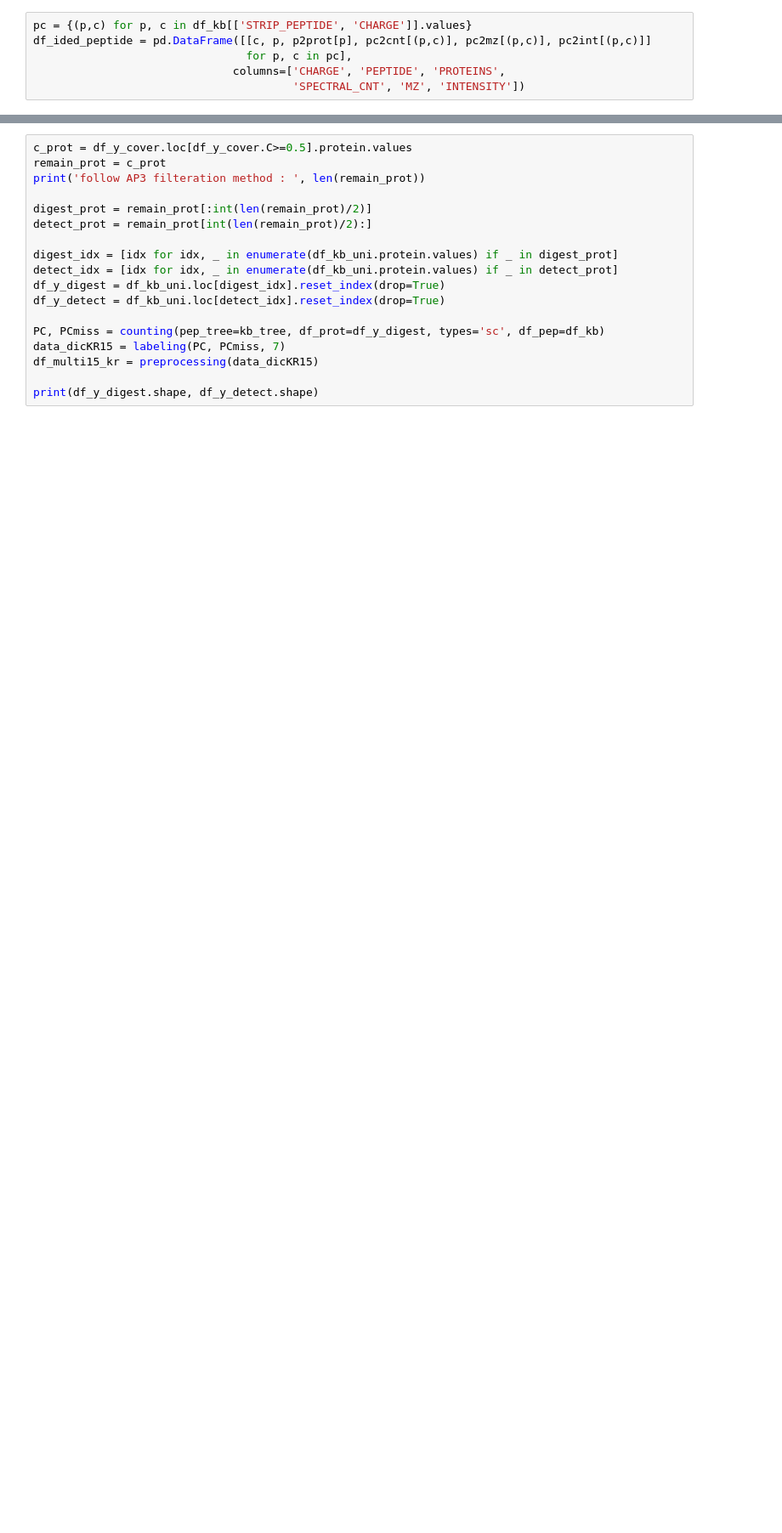
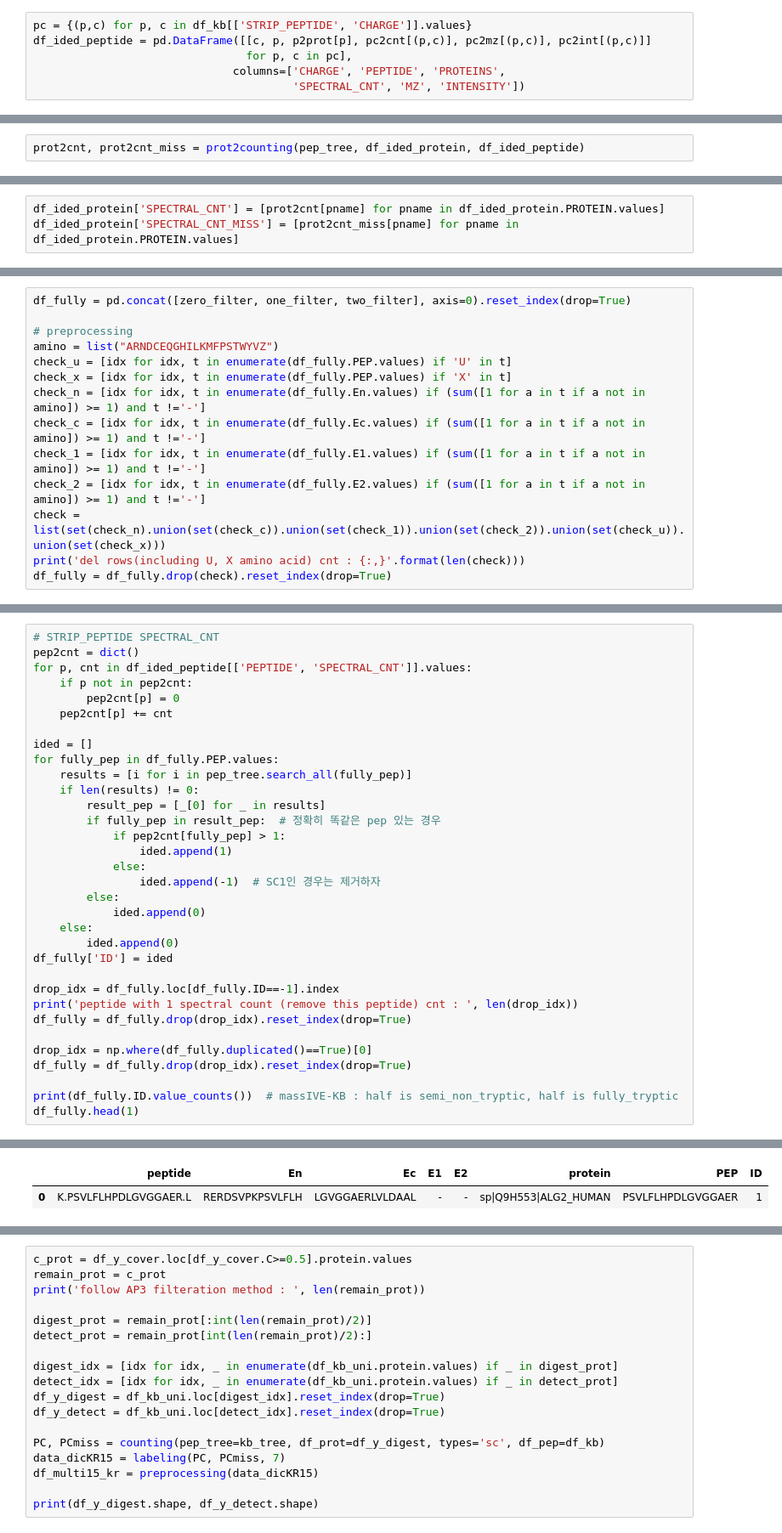
Before and after one commit to zoohoson/Peptide_Detectability, a Jupyter notebook: preprocessing_train_test_split.ipynb, the cells around one changed output, grey strips where cells are left out. Shown: that part at 85% size. Cells and saved outputs as stored; diff of their text form; blank space fills up the shorter version.

```diff
--- a/preprocessing_train_test_split.ipynb
+++ b/preprocessing_train_test_split.ipynb
@@ -126,0 +222,2 @@ df_ided_peptide.head(2)
+# %%
+prot2cnt, prot2cnt_miss = prot2counting(pep_tree, df_ided_protein, df_ided_peptide)
@@ -126,0 +226,3 @@ df_ided_peptide.head(2)
+# %%
+df_ided_protein['SPECTRAL_CNT'] = [prot2cnt[pname] for pname in df_ided_protein.PROTEIN.values]
+df_ided_protein['SPECTRAL_CNT_MISS'] = [prot2cnt_miss[pname] for pname in df_ided_protein.PROTEIN.values]
@@ -126,0 +356,14 @@ df_ided_peptide.head(2)
+# %%
+df_fully = pd.concat([zero_filter, one_filter, two_filter], axis=0).reset_index(drop=True)
+
+# preprocessing
+amino = list("ARNDCEQGHILKMFPSTWYVZ")
+check_u = [idx for idx, t in enumerate(df_fully.PEP.values) if 'U' in t]
+check_x = [idx for idx, t in enumerate(df_fully.PEP.values) if 'X' in t]
+check_n = [idx for idx, t in enumerate(df_fully.En.values) if (sum([1 for a in t if a not in amino]) >= 1) and t !='-']
+check_c = [idx for idx, t in enumerate(df_fully.Ec.values) if (sum([1 for a in t if a not in amino]) >= 1) and t !='-']
+check_1 = [idx for idx, t in enumerate(df_fully.E1.values) if (sum([1 for a in t if a not in amino]) >= 1) and t !='-']
+check_2 = [idx for idx, t in enumerate(df_fully.E2.values) if (sum([1 for a in t if a not in amino]) >= 1) and t !='-']
+check = list(set(check_n).union(set(check_c)).union(set(check_1)).union(set(check_2)).union(set(check_u)).union(set(check_x)))
+print('del rows(including U, X amino acid) cnt : {:,}'.format(len(check)))
+df_fully = df_fully.drop(check).reset_index(drop=True)
@@ -126,0 +372,34 @@ df_ided_peptide.head(2)
+# %%
+# STRIP_PEPTIDE SPECTRAL_CNT
+pep2cnt = dict()
+for p, cnt in df_ided_peptide[['PEPTIDE', 'SPECTRAL_CNT']].values:
+    if p not in pep2cnt:
+        pep2cnt[p] = 0
+    pep2cnt[p] += cnt
+
+ided = []
+for fully_pep in df_fully.PEP.values:
+    results = [i for i in pep_tree.search_all(fully_pep)]
+    if len(results) != 0:
+        result_pep = [_[0] for _ in results]
+        if fully_pep in result_pep:  # 정확히 똑같은 pep 있는 경우
+            if pep2cnt[fully_pep] > 1:
+                ided.append(1)
+            else:
+                ided.append(-1)  # SC1인 경우는 제거하자
+        else:
+            ided.append(0)
+    else:
+        ided.append(0)
+df_fully['ID'] = ided
+
+drop_idx = df_fully.loc[df_fully.ID==-1].index
+print('peptide with 1 spectral count (remove this peptide) cnt : ', len(drop_idx))
+df_fully = df_fully.drop(drop_idx).reset_index(drop=True)
+
+drop_idx = np.where(df_fully.duplicated()==True)[0]
+df_fully = df_fully.drop(drop_idx).reset_index(drop=True)
+
+print(df_fully.ID.value_counts())  # massIVE-KB : half is semi_non_tryptic, half is fully_tryptic
+df_fully.head(1)
+# %% [output]
@@ -126,0 +410,2 @@ df_ided_peptide.head(2)
+|  | peptide | En | Ec | E1 | E2 | protein | PEP | ID |
+| 0 | K.PSVLFLHPDLGVGGAER.L | RERDSVPKPSVLFLH | LGVGGAERLVLDAAL | - | - | sp|Q9H553|ALG2_HUMAN | PSVLFLHPDLGVGGAER | 1 |
```
Also changed, not shown: parts of 39 cells of this notebook, 3 other files.
